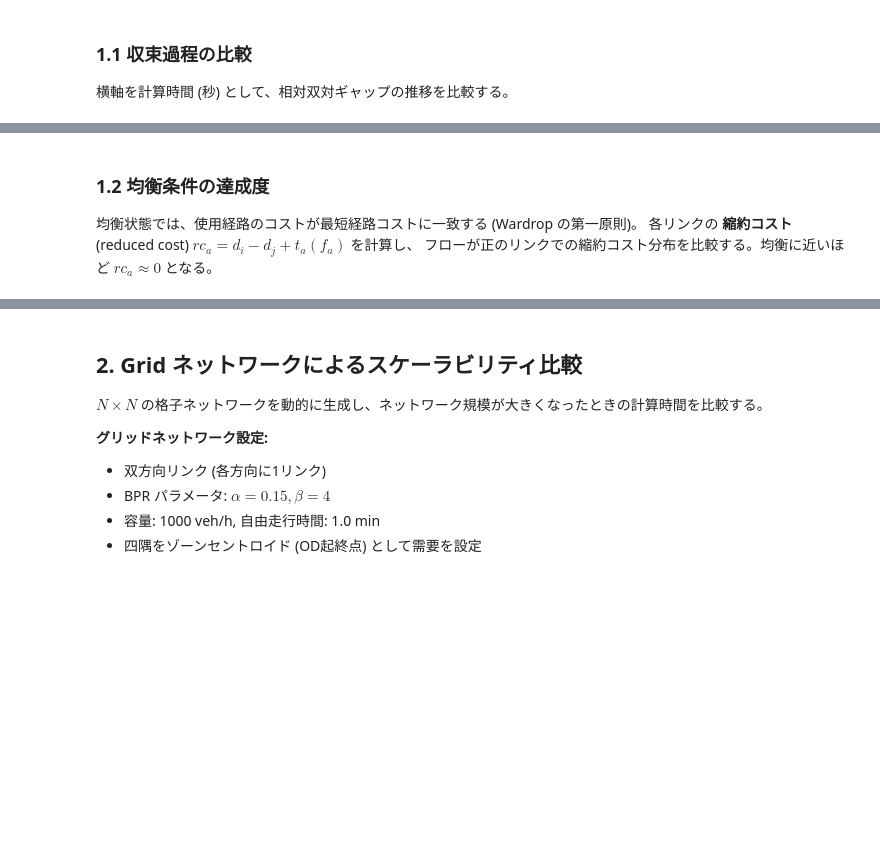
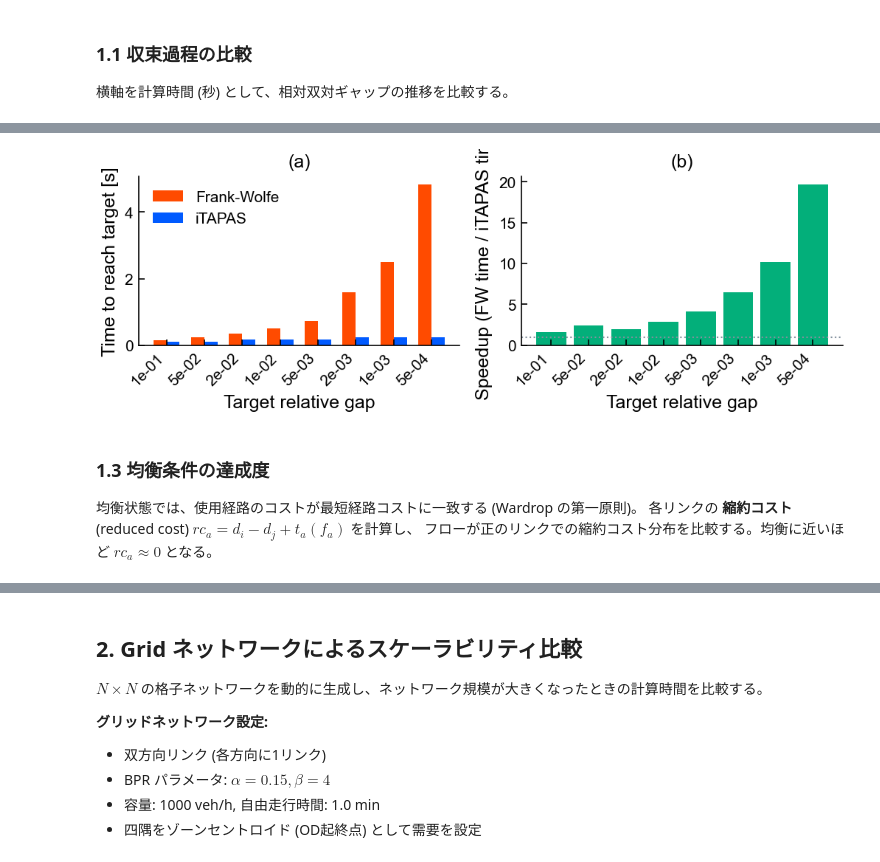
Before and after one commit to takala4/takala-bako, a Jupyter notebook: itapas/comparison.ipynb, the cells around one changed output, grey strips where cells are left out. Cells and saved outputs as stored; diff of their text form; code cells hidden in the pictures; blank space fills up the shorter version.

```diff
--- a/itapas/comparison.ipynb
+++ b/itapas/comparison.ipynb
@@ -152,5 +200,41 @@ plt.show()
+# %%
+# 同一精度到達時間の棒グラフ
+# 両手法とも到達した精度レベルのみプロット
+df_plot = df_ttg.dropna(subset=['FW_time', 'iTAPAS_time']).copy()
+
+fig, axes = plt.subplots(1, 2, figsize=(7.0, 2.625))
+
+# (a) 到達時間の比較 (対数スケール棒グラフ)
+ax = axes[0]
+x = np.arange(len(df_plot))
+w = 0.35
+ax.bar(x - w/2, df_plot['FW_time'], w, color=COLORS["red"], label='Frank-Wolfe')
+ax.bar(x + w/2, df_plot['iTAPAS_time'], w, color=COLORS["blue"], label='iTAPAS')
+ax.set_xticks(x)
+ax.set_xticklabels([f"{g:.0e}" for g in df_plot['target_gap']], rotation=45, ha='right')
+ax.set_xlabel("Target relative gap")
+ax.set_ylabel("Time to reach target [s]")
+ax.set_title("(a)")
+ax.set_ylim(bottom=0)
+ax.legend(loc='upper left')
+
+# (b) 速度比 (iTAPAS が何倍速いか)
+ax = axes[1]
+ax.bar(x, df_plot['speedup'], color=COLORS["green"])
+ax.set_xticks(x)
+ax.set_xticklabels([f"{g:.0e}" for g in df_plot['target_gap']], rotation=45, ha='right')
+ax.set_xlabel("Target relative gap")
+ax.set_ylabel("Speedup (FW time / iTAPAS time)")
+ax.set_title("(b)")
+ax.axhline(y=1.0, color=COLORS["gray"], linestyle=':', linewidth=1.0)
+ax.set_ylim(bottom=0)
+
+plt.tight_layout()
+plt.show()
+# %% [output]
+[figure, added]
 # %% [markdown]
-### 1.2 均衡条件の達成度
+### 1.3 均衡条件の達成度
 
 均衡状態では、使用経路のコストが最短経路コストに一致する (Wardrop の第一原則)。
 各リンクの **縮約コスト** (reduced cost) $rc_a = d_i - d_j + t_a(f_a)$ を計算し、
```
Also changed, not shown: parts of 11 cells of this notebook.
